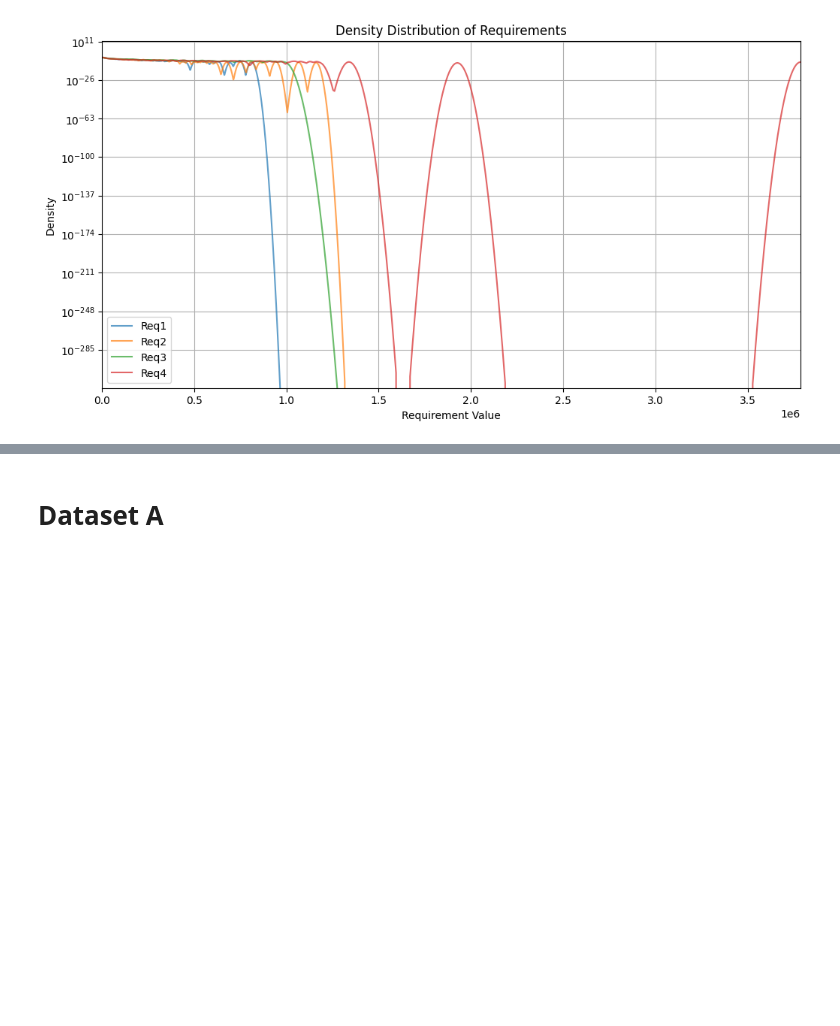
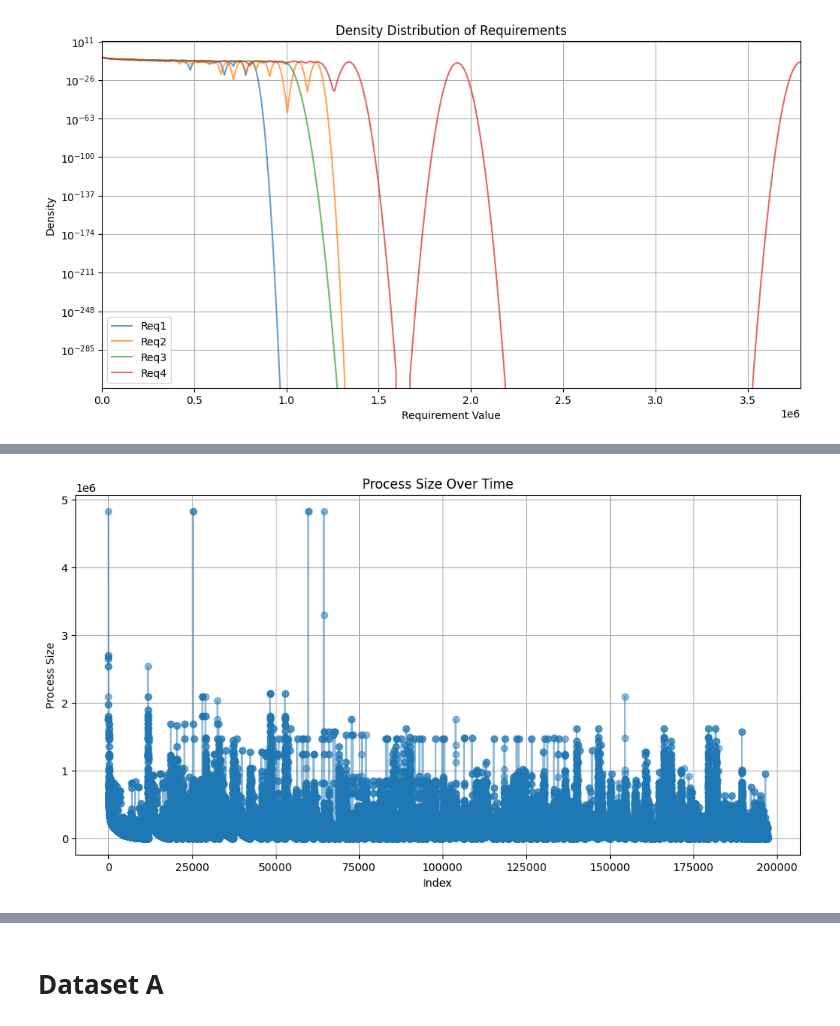
Before and after one commit to circleorange/jaskowski-j12, a Jupyter notebook: analytics/reassignments.ipynb, the cells around one changed output, grey strips where cells are left out. Cells and saved outputs as stored; diff of their text form; code cells hidden in the pictures; blank space fills up the shorter version.

```diff
--- a/analytics/reassignments.ipynb
+++ b/analytics/reassignments.ipynb
@@ -208,12 +245,14 @@ plt.show()
 # %%
 # Iterate through each df row and plot process size over time
 def plot_process_size_over_time(df):
+    p_size = df['ProcessSize']
     plt.figure(figsize=(12, 6))
-    for reassignment_index, row in df.iterrows():
-        plt.plot(reassignment_index, row['ProcessSize'], marker='o', alpha=0.5)
-
+    plt.plot(p_size.index, p_size.values, marker='o', alpha=0.5)
     plt.title('Process Size Over Time')
     plt.xlabel('Index')
     plt.ylabel('Process Size')
     plt.grid()
     plt.show()
+plot_process_size_over_time(df_a12)
+# %% [output]
+[figure, added]
```
Also changed, not shown: parts of 7 cells of this notebook, 2 other files.
